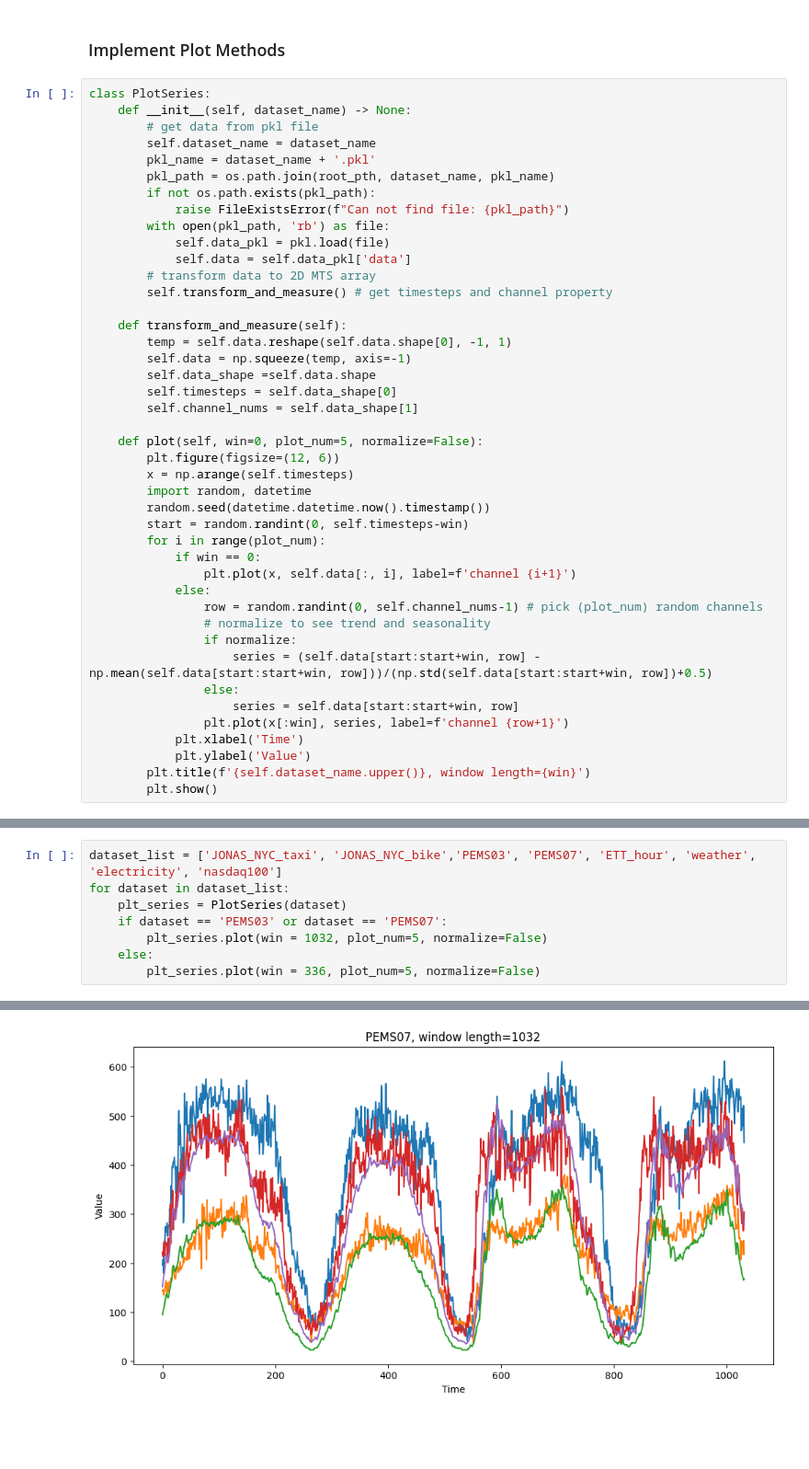
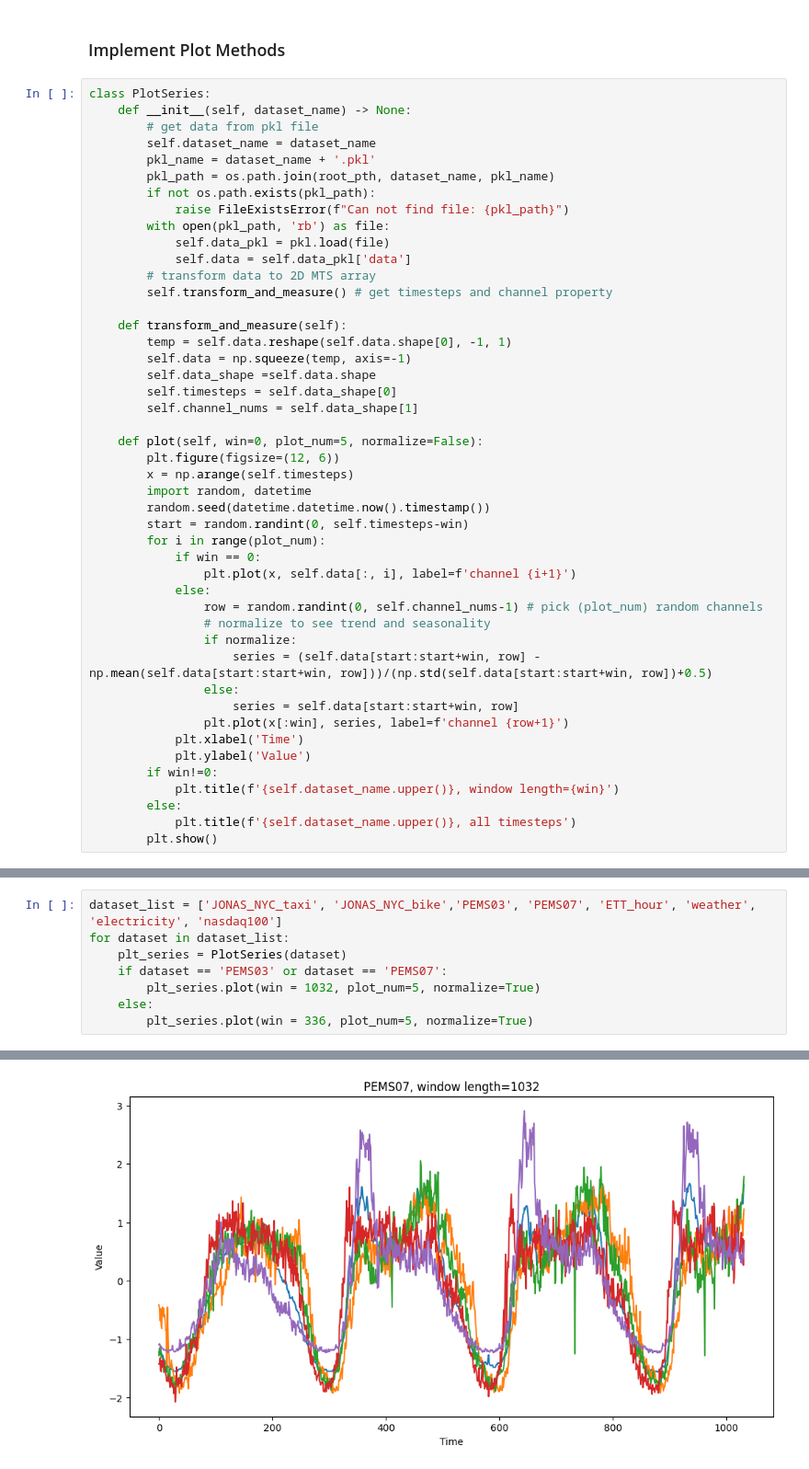
Before and after one commit to zhangzw16/Tensor-Time-Series, a Jupyter notebook: analysis/visualize.ipynb, the cells around one changed output, grey strips where cells are left out. Shown at 92% size. Cells and saved outputs as stored; diff of their text form; blank space fills up the shorter version.

Commit message:
added visualization of time series under different window size and normalization

```diff
--- a/analysis/visualize.ipynb
+++ b/analysis/visualize.ipynb
@@ -52,7 +52,10 @@ class PlotSeries:
                 plt.plot(x[:win], series, label=f'channel {row+1}')
             plt.xlabel('Time')
             plt.ylabel('Value')
-        plt.title(f'{self.dataset_name.upper()}, window length={win}')
+        if win!=0:
+            plt.title(f'{self.dataset_name.upper()}, window length={win}')
+        else:
+            plt.title(f'{self.dataset_name.upper()}, all timesteps')
         plt.show()
 # %% [markdown]
 ### Plot and Show
@@ -61,7 +65,7 @@ dataset_list = ['JONAS_NYC_taxi', 'JONAS_NYC_bike','PEMS03', 'PEMS07', 'ETT_hour
 for dataset in dataset_list:
     plt_series = PlotSeries(dataset)
     if dataset == 'PEMS03' or dataset == 'PEMS07':
-        plt_series.plot(win = 1032, plot_num=5, normalize=False)
+        plt_series.plot(win = 1032, plot_num=5, normalize=True)
     else:
-        plt_series.plot(win = 336, plot_num=5, normalize=False)
+        plt_series.plot(win = 336, plot_num=5, normalize=True)
 # %% [output]
@@ -71 +75 @@ for dataset in dataset_list:
-[figure, old version]
+[figure, new version]
```
Also changed, not shown: parts of 6 cells of this notebook.
